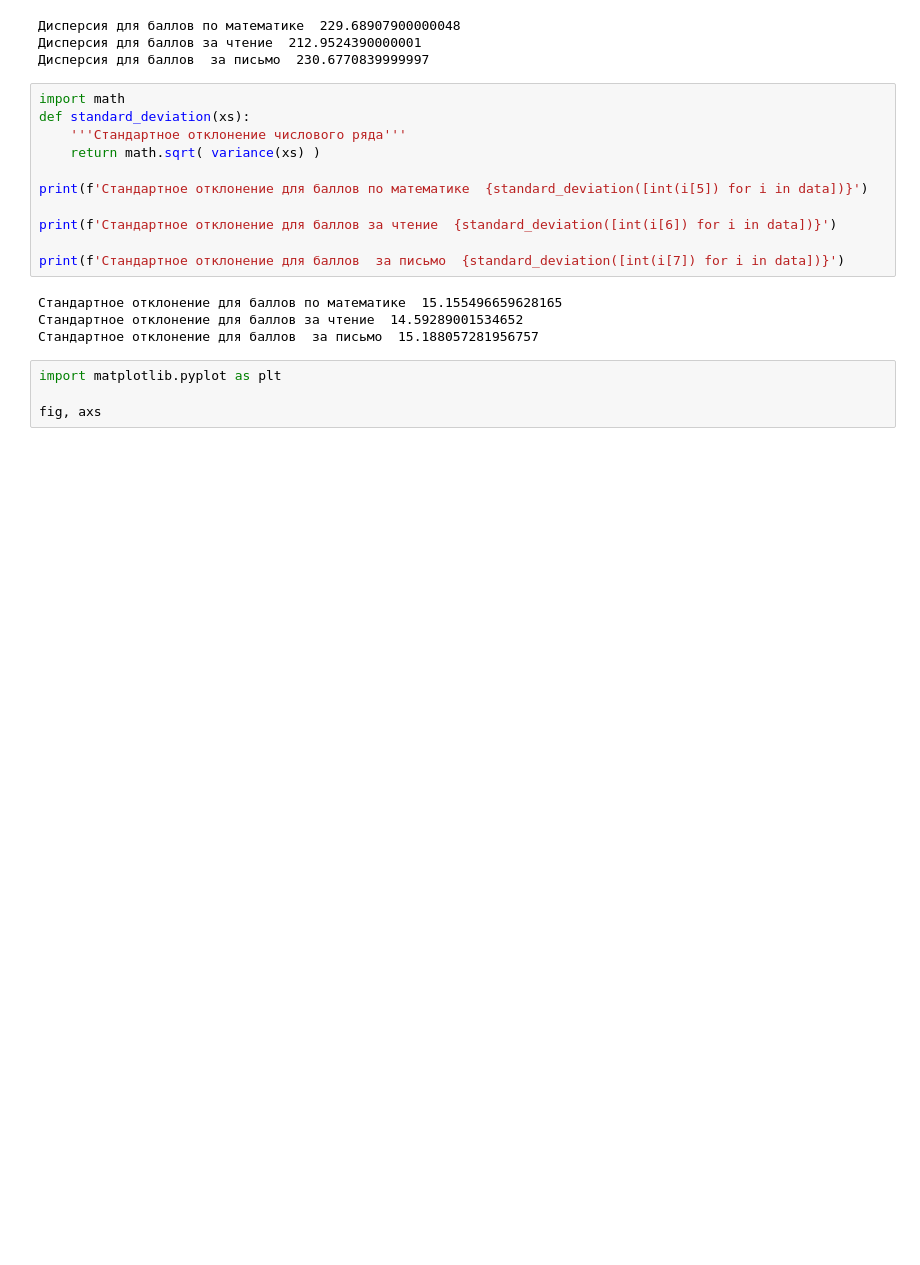
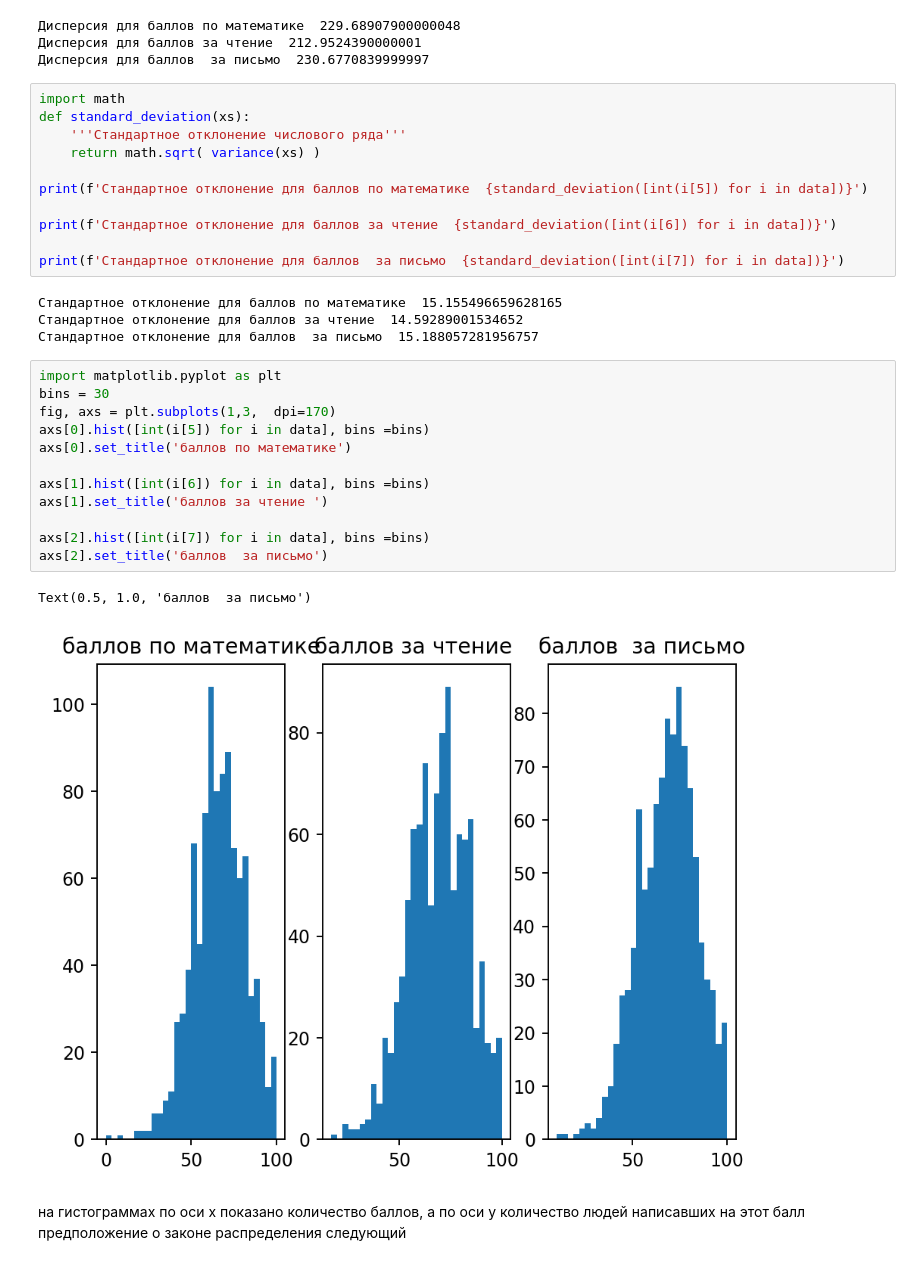
Before and after one commit to GeorgProfi/MathStatistic, a Jupyter notebook: Лабораторная 3.ipynb, the cells around one changed output. Drawn from its saved outputs; the diff is of its cells as text; blank space fills up the shorter version.

Commit message:
feat(lab3): add histograms

```diff
--- a/Лабораторная 3.ipynb
+++ b/Лабораторная 3.ipynb
@@ -85,7 +85,21 @@ print(f'Стандартное отклонение для баллов  за п
 Стандартное отклонение для баллов по математике  15.155496659628165
 Стандартное отклонение для баллов за чтение  14.59289001534652
 Стандартное отклонение для баллов  за письмо  15.188057281956757
-# %%
-import matplotlib.pyplot as plt
-
-fig, axs
+# %%
+import matplotlib.pyplot as plt
+bins = 30
+fig, axs = plt.subplots(1,3,  dpi=170)
+axs[0].hist([int(i[5]) for i in data], bins =bins)
+axs[0].set_title('баллов по математике')
+
+axs[1].hist([int(i[6]) for i in data], bins =bins)
+axs[1].set_title('баллов за чтение ')
+
+axs[2].hist([int(i[7]) for i in data], bins =bins)
+axs[2].set_title('баллов  за письмо')
+# %% [output]
+Text(0.5, 1.0, 'баллов  за письмо')
+[figure, added]
+# %% [markdown]
+на гистограммах по оси x показано количество баллов, а по оси у количество людей написавших на этот балл
+предположение о законе распределения следующий
```
